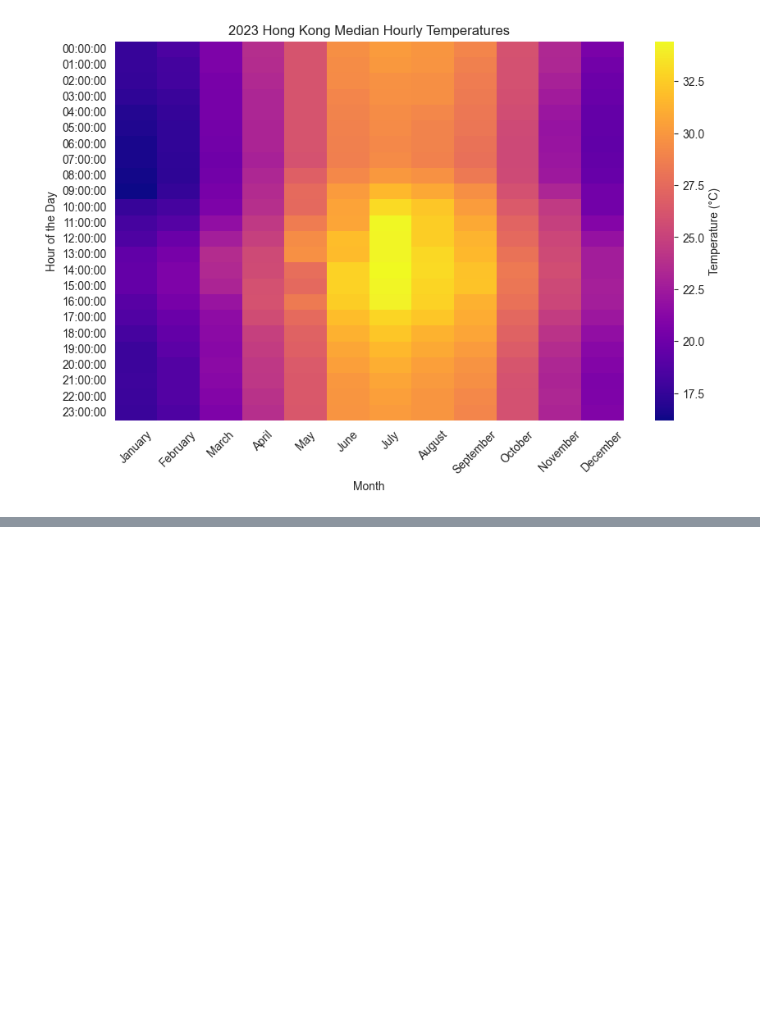
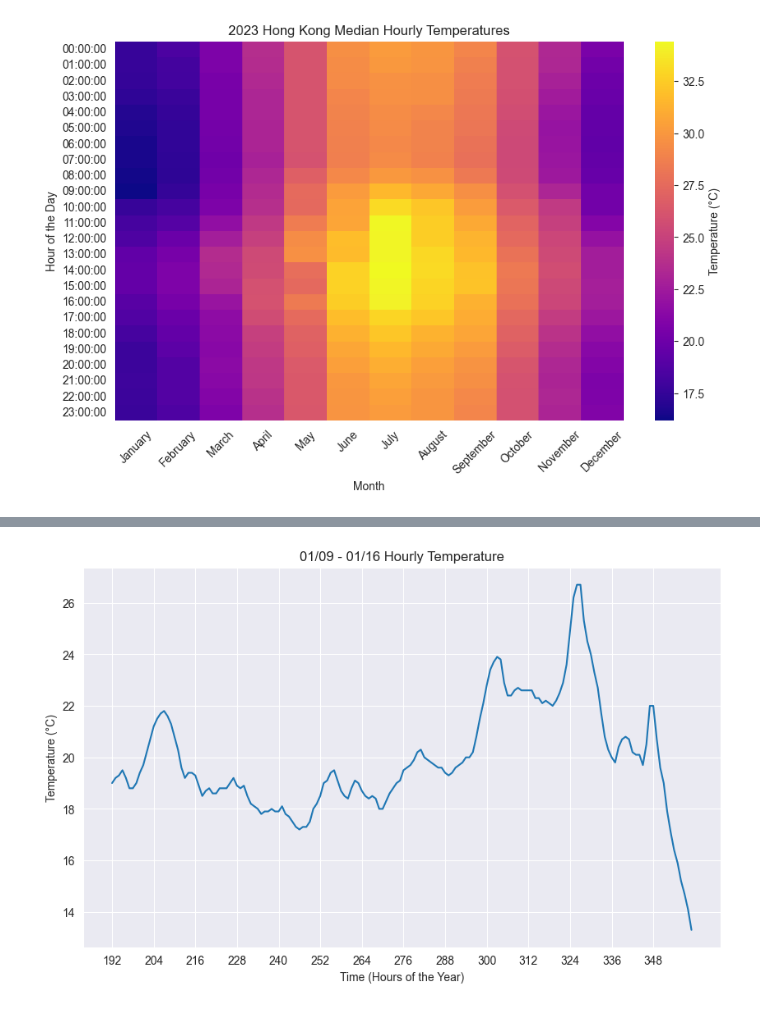
Before and after one commit to marcohl5/ME404_HongKongWeather, a Jupyter notebook: qc.ipynb, the cells around one changed output, grey strips where cells are left out. Drawn from its saved outputs; the diff is of its cells as text; code cells hidden in the pictures; blank space fills up the shorter version.

```diff
--- a/qc.ipynb
+++ b/qc.ipynb
@@ -49,6 +50,8 @@ df = df.rename(columns={"Air Temperature in degree C": "temp(c)",
                         "Past 60-Minutes Rainfall in mm": "rainfall(mm)",
                         "Solar Radiation in W/m^2": "sol_rad(W/m^2)"})
 
+df["hour"] = np.arange(df.shape[0])
+
 df.head(5)
 # %% [output]
 |  | date | time | temp(c) | min_temp(c) | max_temp(c) | rel_humid(%) | wind_speed(km/hr) | wind_dir | ... |
@@ -98,2 +105,3 @@ plt.show()
 # %%
-df
+jan_week_df = df[(df["date"] >= "2023-01-09") & (df["date"] < "2023-01-16")].copy()
+july_week_df = df[(df["date"] >= "2023-07-10") & (df["date"] < "2023-01-17")].copy()
@@ -108,0 +108,11 @@ df
+# %%
+plt.figure(figsize=(10, 6))
+
+line = sns.lineplot(x="hour", y="temp(c)", data=jan_week_df)
+plt.title("01/09 - 01/16 Hourly Temperature")
+plt.ylabel("Temperature (°C)")
+plt.xlabel("Time (Hours of the Year)")
+plt.xticks(jan_week_df["hour"][::12])
+plt.show()
+# %% [output]
+[figure, added]
```
Also changed, not shown: parts of 3 cells of this notebook, 1 other file.
